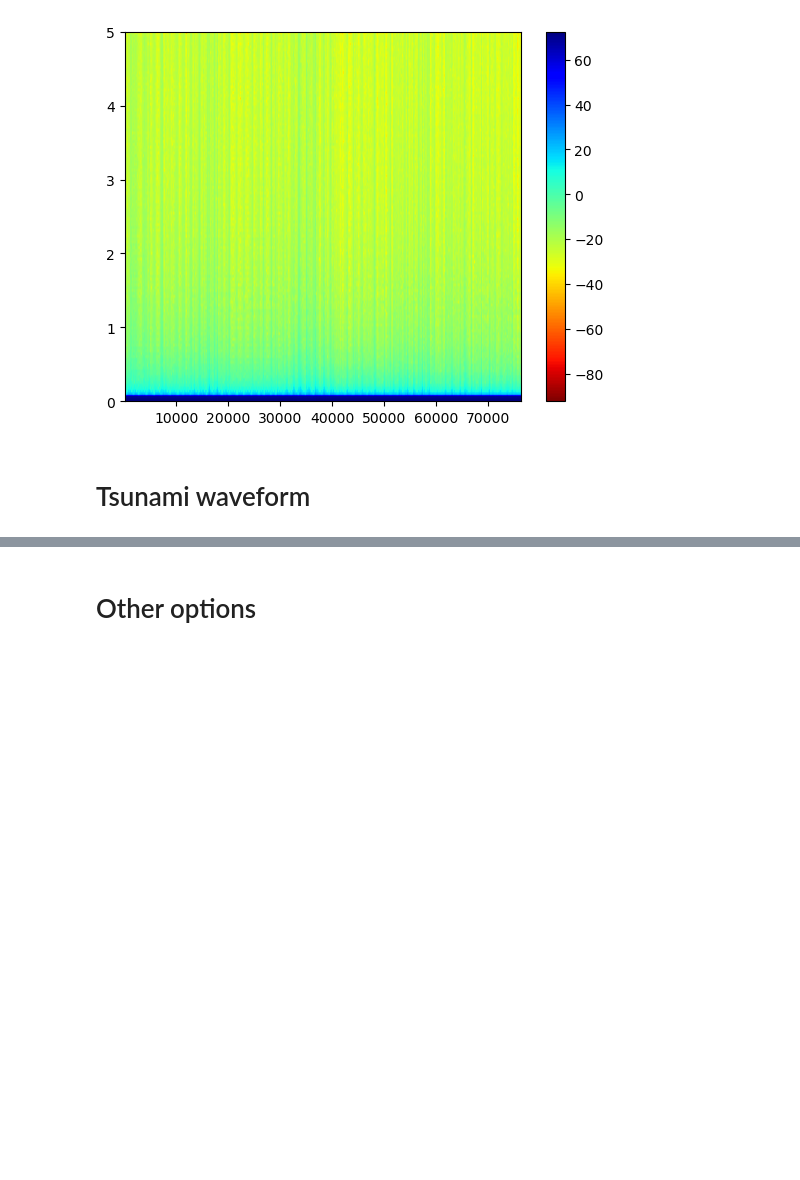
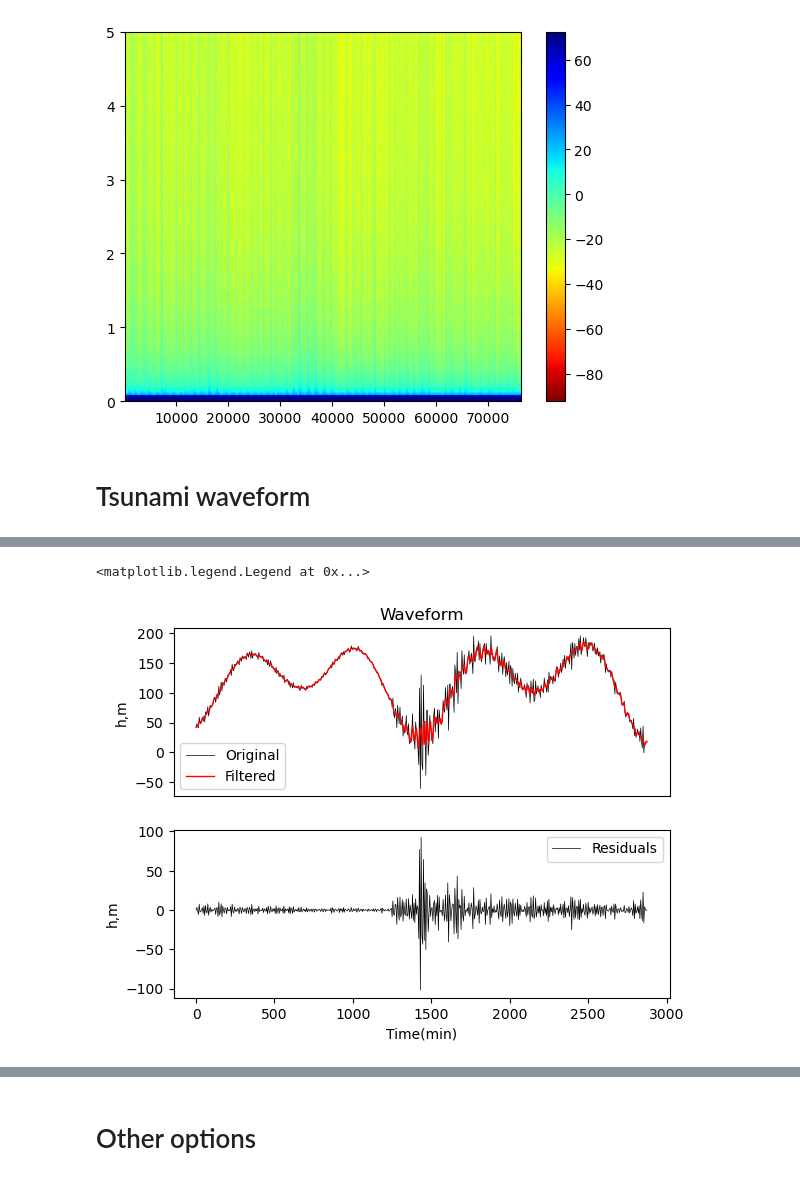
Before and after one commit to erick2307/tsunami_period_analysis, a Jupyter notebook: airpressure_wn.ipynb, the cells around one changed output, grey strips where cells are left out. Saved outputs shown, nothing was run; the diff lists cells and outputs as text; code cells hidden in the pictures; blank space fills up the shorter version.

```diff
--- a/airpressure_wn.ipynb
+++ b/airpressure_wn.ipynb
@@ -89,0 +84,30 @@ plt.show()
+# %%
+import scipy.signal as signal
+import matplotlib.pyplot as plt
+
+# First, design the Buterworth filter
+N  = 2    # Filter order
+Wn = 0.5 # Cutoff frequency
+B, A = signal.butter(N, Wn, output='ba')
+
+# Second, apply the filter
+tempf = signal.filtfilt(B,A, dft.Amami_Tide.to_numpy())
+
+# Make plots
+fig = plt.figure()
+ax1 = fig.add_subplot(211)
+plt.plot(dft.index.to_numpy(),dft.Amami_Tide.to_numpy(), c='k',lw=0.5)
+plt.plot(dft.index.to_numpy(),tempf, 'r-',linewidth=1)
+plt.ylabel("h,m")
+plt.legend(['Original','Filtered'])
+plt.title("Waveform")
+ax1.axes.get_xaxis().set_visible(False)
+
+ax1 = fig.add_subplot(212)
+plt.plot(dft.index.to_numpy(),dft.Amami_Tide.to_numpy()-tempf,c='k',lw=0.5)
+plt.ylabel("h,m")
+plt.xlabel("Time(min)")
+plt.legend(['Residuals'])
+# %% [output]
+<matplotlib.legend.Legend at 0x...>
+[figure, added]
```
Also changed, not shown: parts of 14 cells of this notebook, 9 other files.
